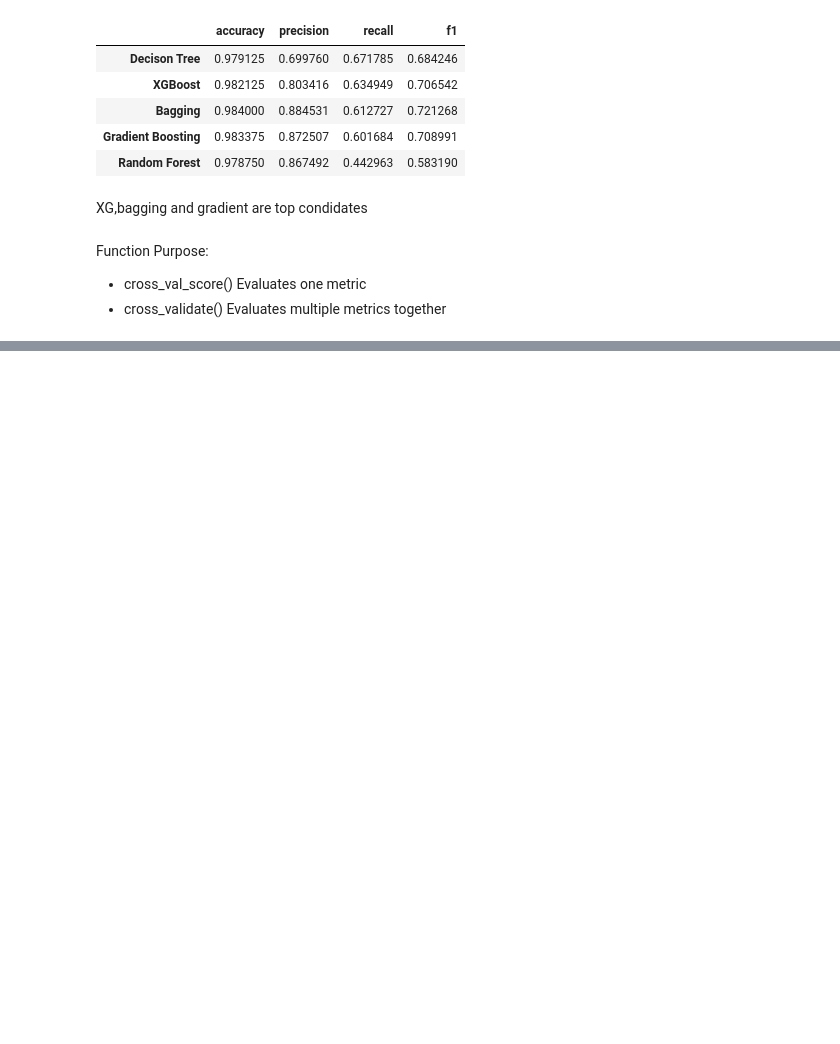
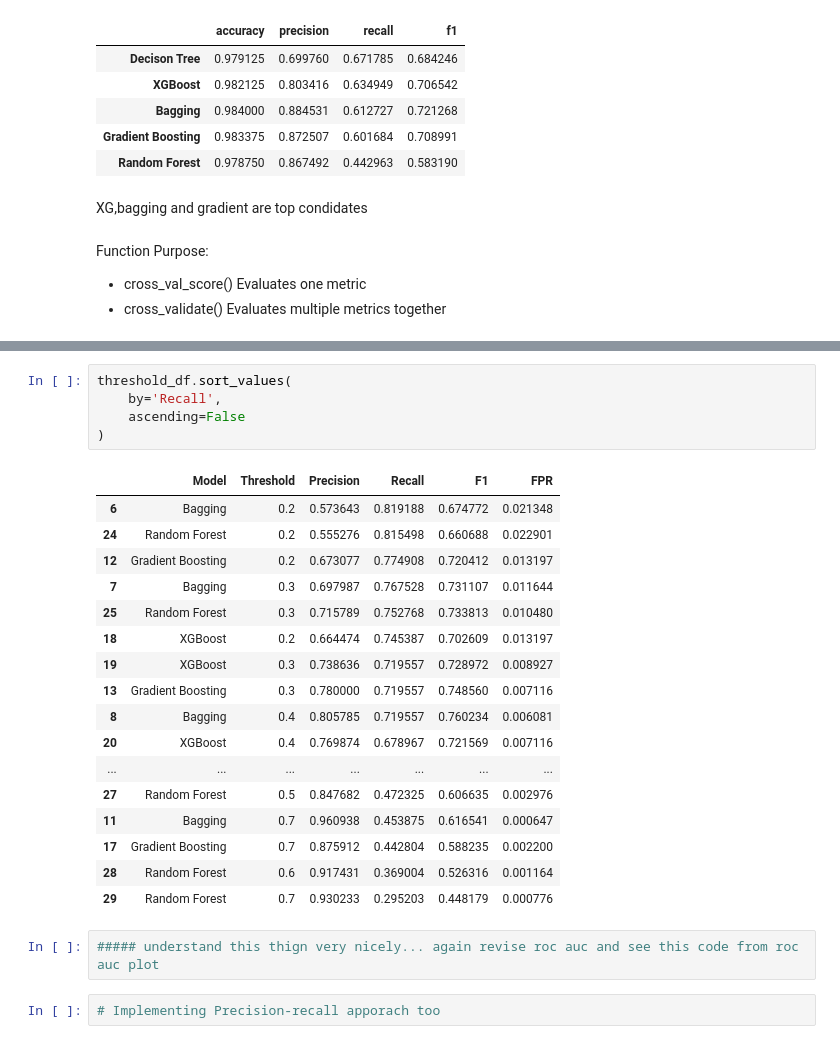
Before and after one commit to VivekXplore/PulseMachine, a Jupyter notebook: EDA/03_correct.ipynb, the cells around one changed output, grey strips where cells are left out. Cells and saved outputs as stored; diff of their text form; blank space fills up the shorter version.

```diff
--- a/EDA/03_correct.ipynb
+++ b/EDA/03_correct.ipynb
@@ -798,0 +889,27 @@ we want to get down to top right region , where both precision and recall are ma
+# %%
+threshold_df.sort_values(
+    by='Recall',
+    ascending=False
+)
+# %% [output]
+|  | Model | Threshold | Precision | Recall | F1 | FPR |
+| 6 | Bagging | 0.2 | 0.573643 | 0.819188 | 0.674772 | 0.021348 |
+| 24 | Random Forest | 0.2 | 0.555276 | 0.815498 | 0.660688 | 0.022901 |
+| 12 | Gradient Boosting | 0.2 | 0.673077 | 0.774908 | 0.720412 | 0.013197 |
+| 7 | Bagging | 0.3 | 0.697987 | 0.767528 | 0.731107 | 0.011644 |
+| 25 | Random Forest | 0.3 | 0.715789 | 0.752768 | 0.733813 | 0.010480 |
+| 18 | XGBoost | 0.2 | 0.664474 | 0.745387 | 0.702609 | 0.013197 |
+| 19 | XGBoost | 0.3 | 0.738636 | 0.719557 | 0.728972 | 0.008927 |
+| 13 | Gradient Boosting | 0.3 | 0.780000 | 0.719557 | 0.748560 | 0.007116 |
+| 8 | Bagging | 0.4 | 0.805785 | 0.719557 | 0.760234 | 0.006081 |
+| 20 | XGBoost | 0.4 | 0.769874 | 0.678967 | 0.721569 | 0.007116 |
+| ... | ... | ... | ... | ... | ... | ... |
+| 27 | Random Forest | 0.5 | 0.847682 | 0.472325 | 0.606635 | 0.002976 |
+| 11 | Bagging | 0.7 | 0.960938 | 0.453875 | 0.616541 | 0.000647 |
+| 17 | Gradient Boosting | 0.7 | 0.875912 | 0.442804 | 0.588235 | 0.002200 |
+| 28 | Random Forest | 0.6 | 0.917431 | 0.369004 | 0.526316 | 0.001164 |
+| 29 | Random Forest | 0.7 | 0.930233 | 0.295203 | 0.448179 | 0.000776 |
+# %%
+##### understand this thign very nicely... again revise roc auc and see this code from roc auc plot
+# %%
+# Implementing Precision-recall apporach too
```
Also changed, not shown: parts of 28 cells of this notebook.
